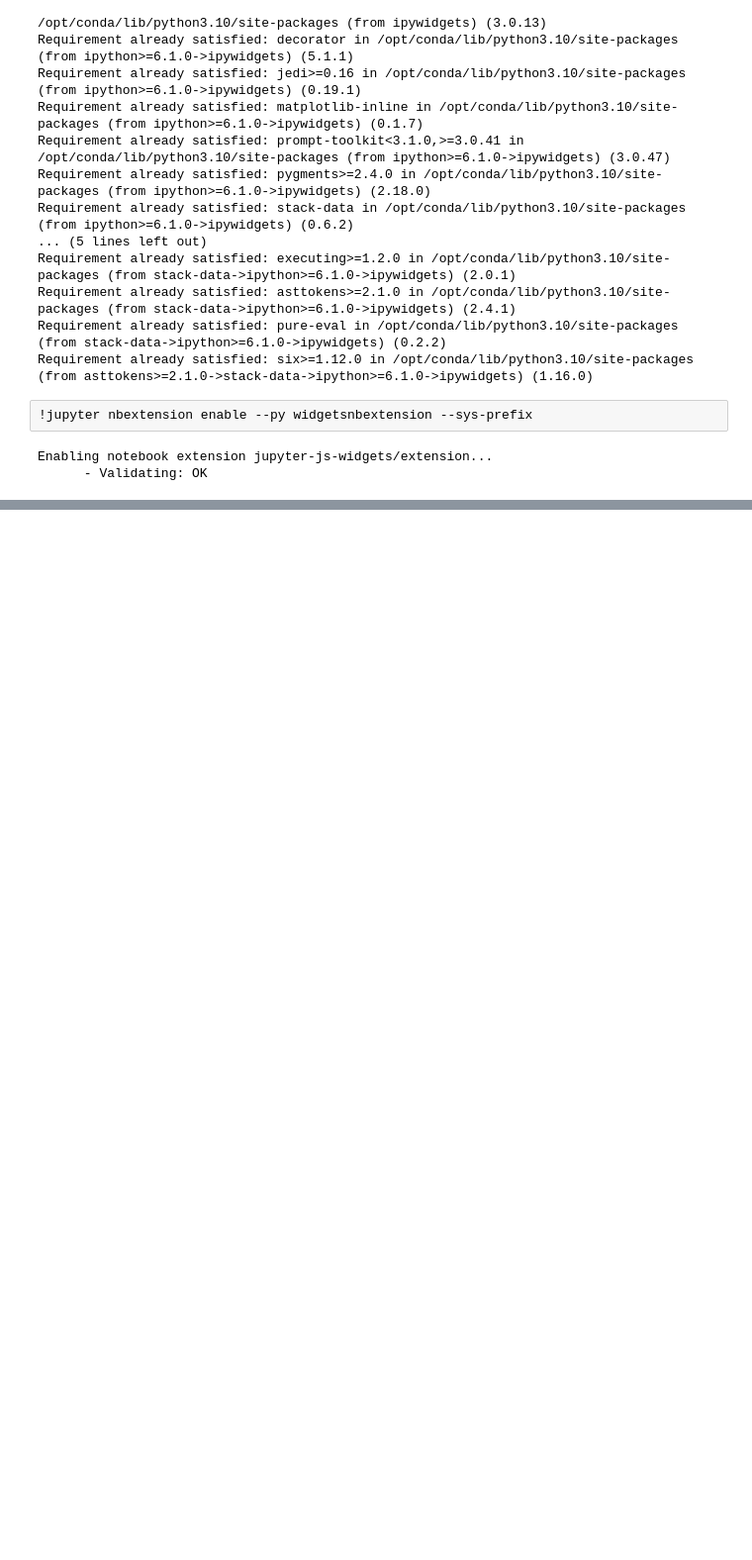
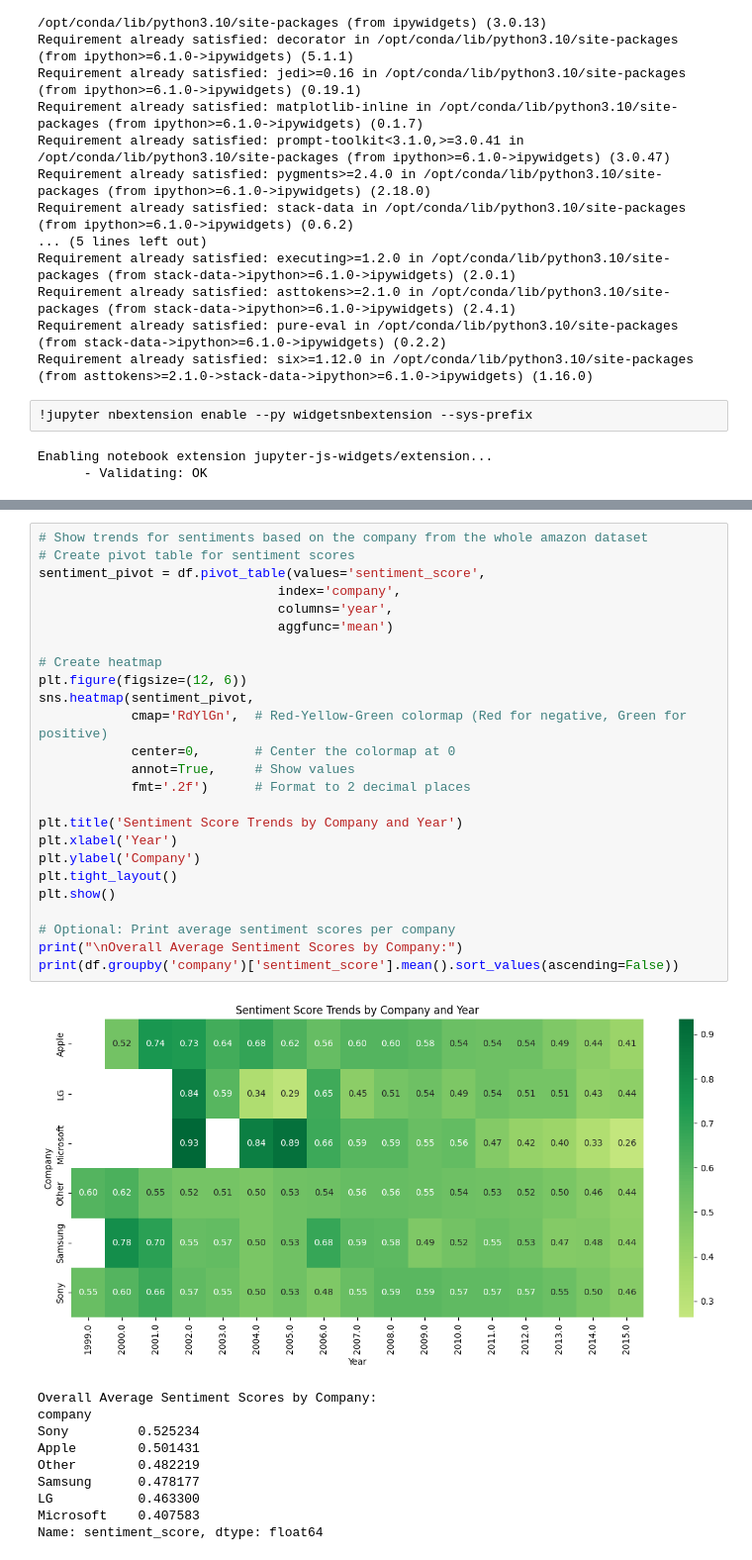
Before and after one commit to gyaneshpande/big-data-project, a Jupyter notebook: big-data-project.ipynb, the cells around one changed output, grey strips where cells are left out. Shown at 99% size. Cells and saved outputs as stored; diff of their text form; blank space fills up the shorter version.

```diff
--- a/big-data-project.ipynb
+++ b/big-data-project.ipynb
@@ -597,0 +819,36 @@ Enabling notebook extension jupyter-js-widgets/extension...
+# %%
+# Show trends for sentiments based on the company from the whole amazon dataset
+# Create pivot table for sentiment scores
+sentiment_pivot = df.pivot_table(values='sentiment_score',
+                               index='company',
+                               columns='year',
+                               aggfunc='mean')
+
+# Create heatmap
+plt.figure(figsize=(12, 6))
+sns.heatmap(sentiment_pivot,
+            cmap='RdYlGn',  # Red-Yellow-Green colormap (Red for negative, Green for positive)
+            center=0,       # Center the colormap at 0
+            annot=True,     # Show values
+            fmt='.2f')      # Format to 2 decimal places
+
+plt.title('Sentiment Score Trends by Company and Year')
+plt.xlabel('Year')
+plt.ylabel('Company')
+plt.tight_layout()
+plt.show()
+
+# Optional: Print average sentiment scores per company
+print("\nOverall Average Sentiment Scores by Company:")
+print(df.groupby('company')['sentiment_score'].mean().sort_values(ascending=False))
+# %% [output]
+[figure, added]
+Overall Average Sentiment Scores by Company:
+company
+Sony         0.525234
+Apple        0.501431
+Other        0.482219
+Samsung      0.478177
+LG           0.463300
+Microsoft    0.407583
+Name: sentiment_score, dtype: float64
```
Also changed, not shown: parts of 14 cells of this notebook.
